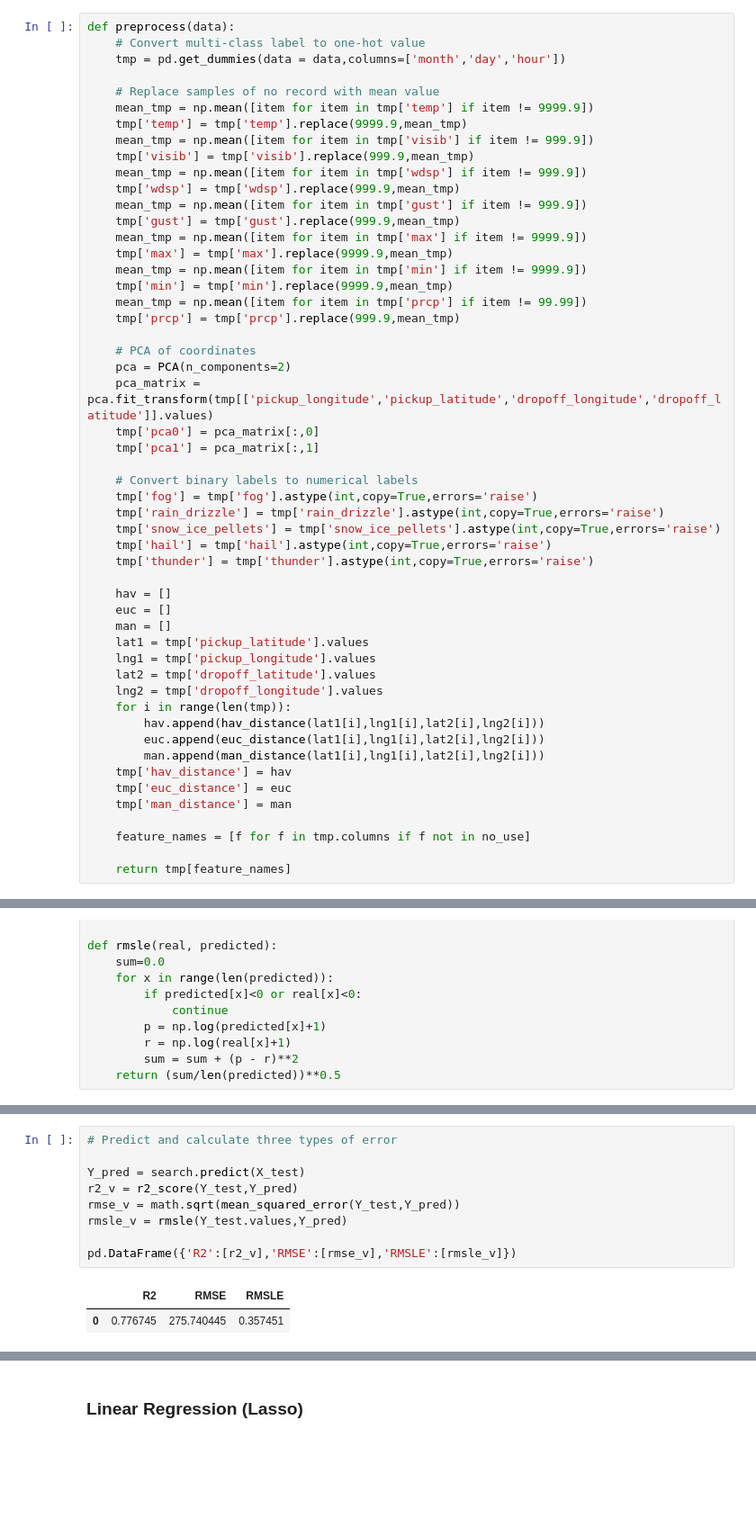
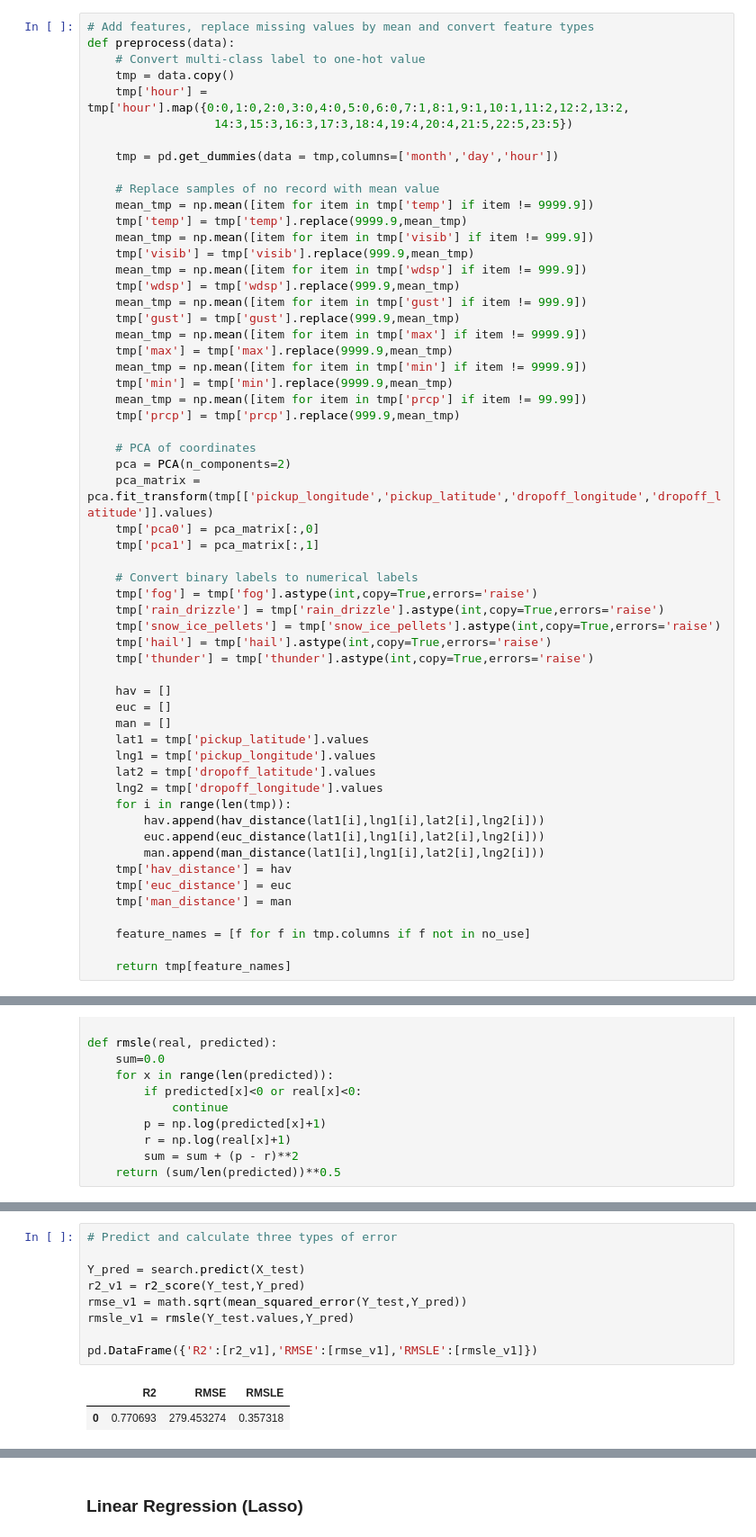
Before and after one commit to Shilong1210/NYC-Taxi-Trip-Duration, a Jupyter notebook: NYC Taxi Trip Duration.ipynb, the cells around one changed output, grey strips where cells are left out. Shown at 90% size. Saved outputs shown, nothing was run; the diff lists cells and outputs as text; blank space fills up the shorter version.

```diff
--- a/NYC Taxi Trip Duration.ipynb
+++ b/NYC Taxi Trip Duration.ipynb
@@ -222,9 +228,14 @@ def man_distance(lat1,lng1,lat2,lng2):
 no_use = ['pickup_datetime','dropoff_datetime','date','date2','year',
           'pickup_longitude','pickup_latitude','dropoff_longitude','dropoff_latitude','sndp']
 # %%
+# Add features, replace missing values by mean and convert feature types
 def preprocess(data):
     # Convert multi-class label to one-hot value
-    tmp = pd.get_dummies(data = data,columns=['month','day','hour'])
+    tmp = data.copy()
+    tmp['hour'] = tmp['hour'].map({0:0,1:0,2:0,3:0,4:0,5:0,6:0,7:1,8:1,9:1,10:1,11:2,12:2,13:2,
+                  14:3,15:3,16:3,17:3,18:4,19:4,20:4,21:5,22:5,23:5})
+
+    tmp = pd.get_dummies(data = tmp,columns=['month','day','hour'])
 
     # Replace samples of no record with mean value
     mean_tmp = np.mean([item for item in tmp['temp'] if item != 9999.9])
@@ -522,15 +546,15 @@ RandomizedSearchCV(cv=3, error_score='raise-deprecating',
 # %%
 # Predict and calculate three types of error
 
 Y_pred = search.predict(X_test)
-r2_v = r2_score(Y_test,Y_pred)
-rmse_v = math.sqrt(mean_squared_error(Y_test,Y_pred))
-rmsle_v = rmsle(Y_test.values,Y_pred)
+r2_v1 = r2_score(Y_test,Y_pred)
+rmse_v1 = math.sqrt(mean_squared_error(Y_test,Y_pred))
+rmsle_v1 = rmsle(Y_test.values,Y_pred)
 
-pd.DataFrame({'R2':[r2_v],'RMSE':[rmse_v],'RMSLE':[rmsle_v]})
+pd.DataFrame({'R2':[r2_v1],'RMSE':[rmse_v1],'RMSLE':[rmsle_v1]})
 # %% [output]
 |  | R2 | RMSE | RMSLE |
-| 0 | 0.776745 | 275.740445 | 0.357451 |
+| 0 | 0.770693 | 279.453274 | 0.357318 |
 # %%
 xgb.plot_importance(search.best_estimator_,max_num_features=20,height=1)  # Plot feature importance
 # %% [output]
```
Also changed, not shown: parts of 39 cells of this notebook.
